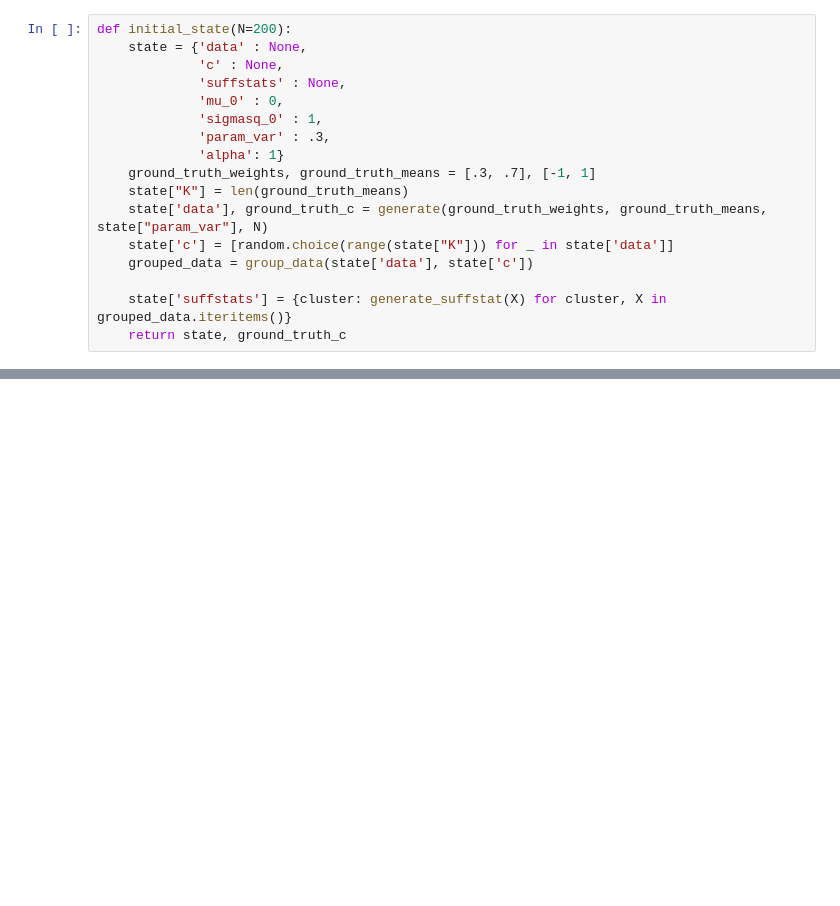
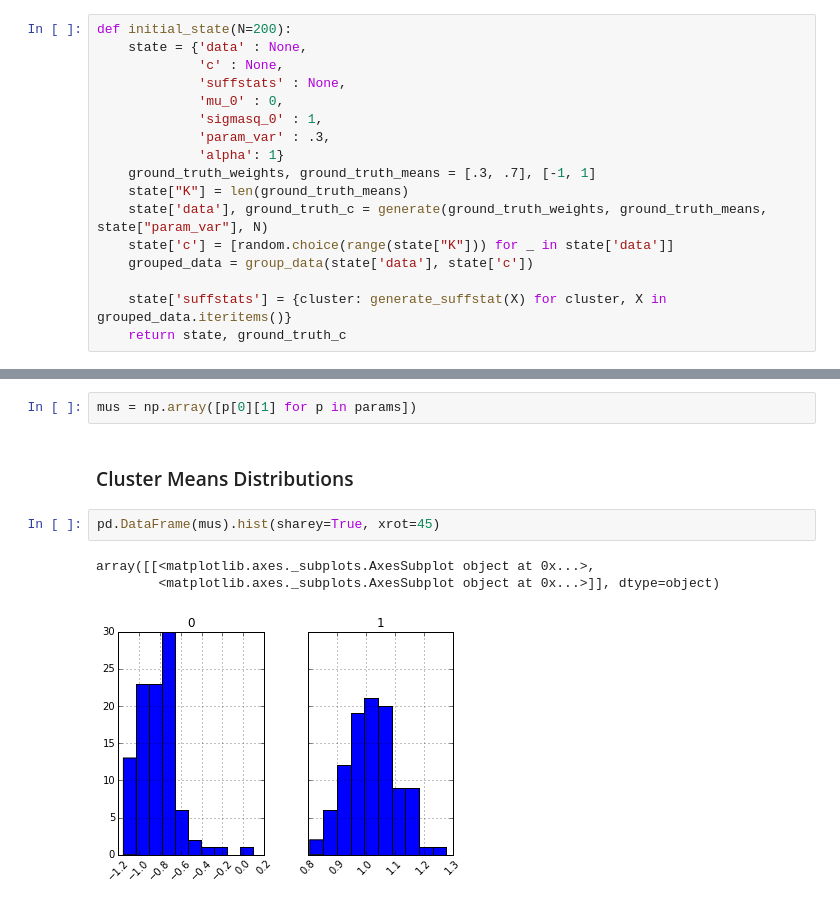
Before and after one commit to tdhopper/mcmc, a Jupyter notebook: Collapsed Gibbs Sampler for Finite Mixture Model with Hyperparameter Inference 2.0.ipynb, the cells around one changed output, grey strips where cells are left out. Drawn from its saved outputs; the diff is of its cells as text; blank space fills up the shorter version.

```diff
--- a/Collapsed Gibbs Sampler for Finite Mixture Model with Hyperparameter Inference 2.0.ipynb
+++ b/Collapsed Gibbs Sampler for Finite Mixture Model with Hyperparameter Inference 2.0.ipynb
@@ -216,0 +217,10 @@ for i in range(num_iterations):
+# %%
+mus = np.array([p[0][1] for p in params])
+# %% [markdown]
+### Cluster Means Distributions
+# %%
+pd.DataFrame(mus).hist(sharey=True, xrot=45)
+# %% [output]
+array([[<matplotlib.axes._subplots.AxesSubplot object at 0x...>,
+        <matplotlib.axes._subplots.AxesSubplot object at 0x...>]], dtype=object)
+[figure, added]
```
Also changed, not shown: parts of 11 cells of this notebook.
